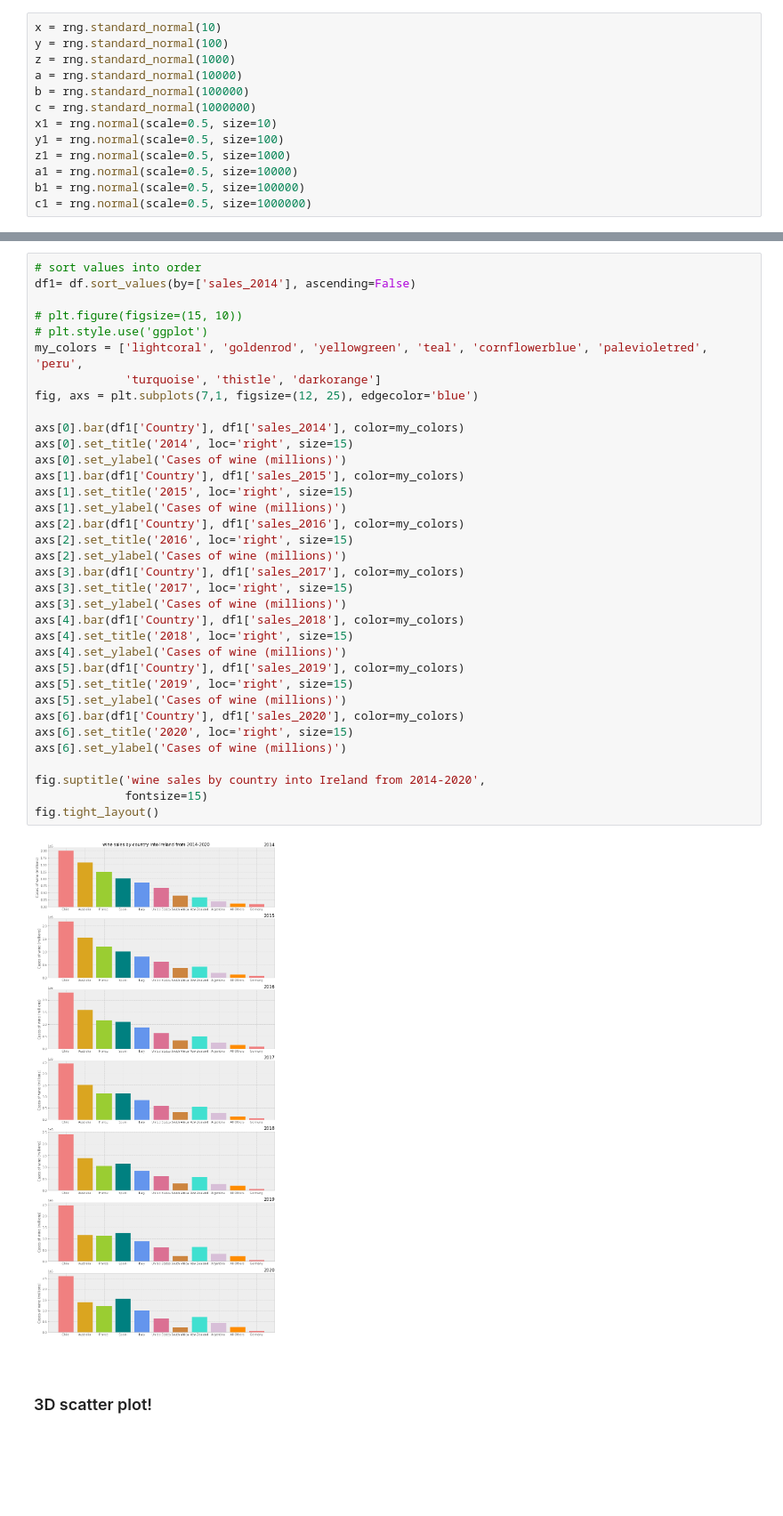
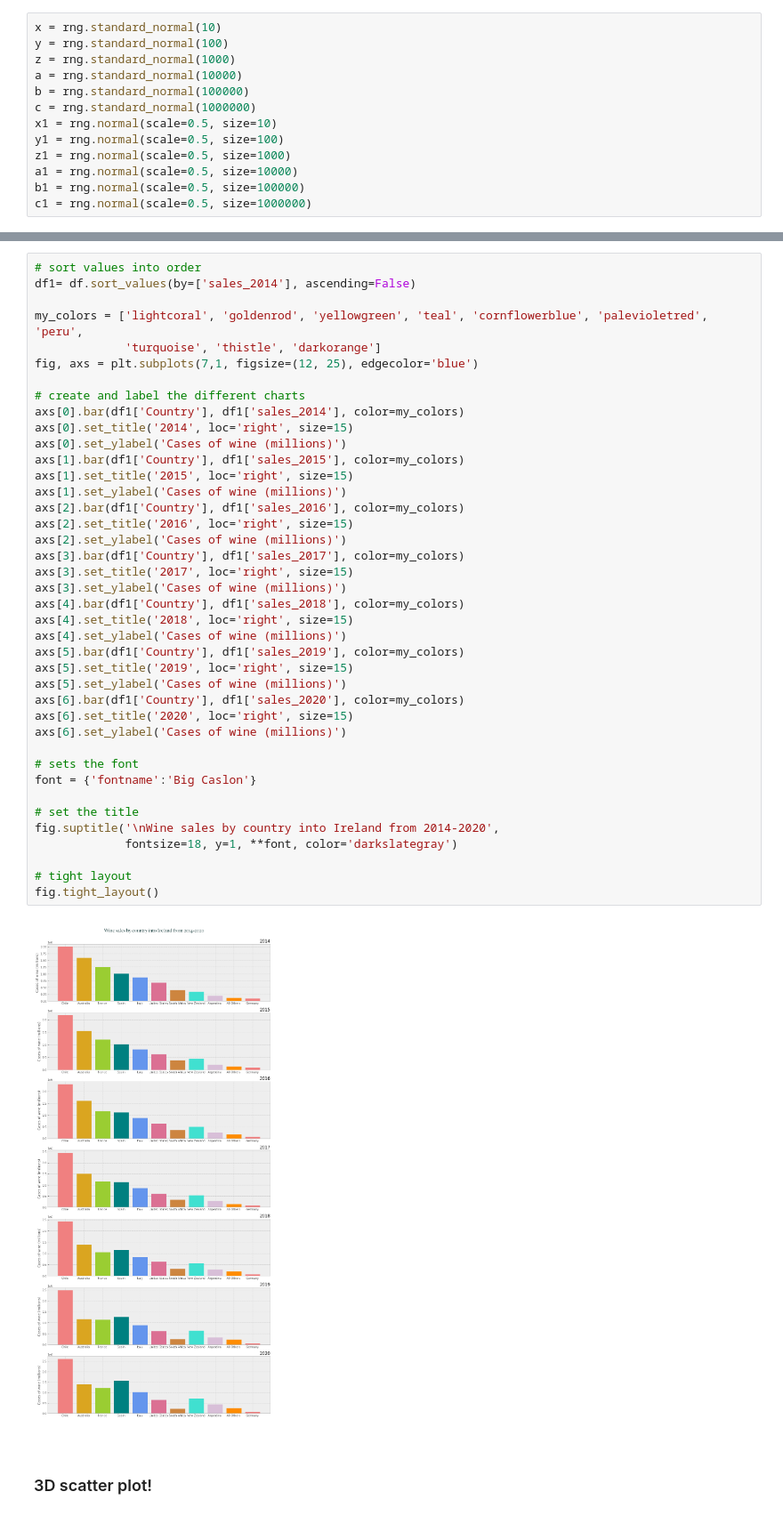
Before and after one commit to Caoimhinv/Fundamentals_Assessment, a Jupyter notebook: pyplot.ipynb, the cells around one changed output, grey strips where cells are left out. Shown at 89% size. Saved outputs shown, nothing was run; the diff lists cells and outputs as text; blank space fills up the shorter version.

```diff
--- a/pyplot.ipynb
+++ b/pyplot.ipynb
@@ -308,39 +375,44 @@ Again work in progress - trying to use same data as above
 # sort values into order
 df1= df.sort_values(by=['sales_2014'], ascending=False)
 
-# plt.figure(figsize=(15, 10))
-# plt.style.use('ggplot')
 my_colors = ['lightcoral', 'goldenrod', 'yellowgreen', 'teal', 'cornflowerblue', 'palevioletred', 'peru',
              'turquoise', 'thistle', 'darkorange']
 fig, axs = plt.subplots(7,1, figsize=(12, 25), edgecolor='blue')
 
+# create and label the different charts
 axs[0].bar(df1['Country'], df1['sales_2014'], color=my_colors)
 axs[0].set_title('2014', loc='right', size=15)
 axs[0].set_ylabel('Cases of wine (millions)')
 axs[1].bar(df1['Country'], df1['sales_2015'], color=my_colors)
 axs[1].set_title('2015', loc='right', size=15)
 axs[1].set_ylabel('Cases of wine (millions)')
 axs[2].bar(df1['Country'], df1['sales_2016'], color=my_colors)
 axs[2].set_title('2016', loc='right', size=15)
 axs[2].set_ylabel('Cases of wine (millions)')
 axs[3].bar(df1['Country'], df1['sales_2017'], color=my_colors)
 axs[3].set_title('2017', loc='right', size=15)
 axs[3].set_ylabel('Cases of wine (millions)')
 axs[4].bar(df1['Country'], df1['sales_2018'], color=my_colors)
 axs[4].set_title('2018', loc='right', size=15)
 axs[4].set_ylabel('Cases of wine (millions)')
 axs[5].bar(df1['Country'], df1['sales_2019'], color=my_colors)
 axs[5].set_title('2019', loc='right', size=15)
 axs[5].set_ylabel('Cases of wine (millions)')
 axs[6].bar(df1['Country'], df1['sales_2020'], color=my_colors)
 axs[6].set_title('2020', loc='right', size=15)
 axs[6].set_ylabel('Cases of wine (millions)')
 
-fig.suptitle('wine sales by country into Ireland from 2014-2020',
-             fontsize=15)
+# sets the font
+font = {'fontname':'Big Caslon'}
+
+# set the title
+fig.suptitle('\nWine sales by country into Ireland from 2014-2020',
+             fontsize=18, y=1, **font, color='darkslategray')
+
+# tight layout
 fig.tight_layout()
 # %% [output]
-[figure, old version]
+[figure, new version]
 # %% [markdown]
 <br>
 
```
Also changed, not shown: parts of 23 cells of this notebook, 4 other files.
